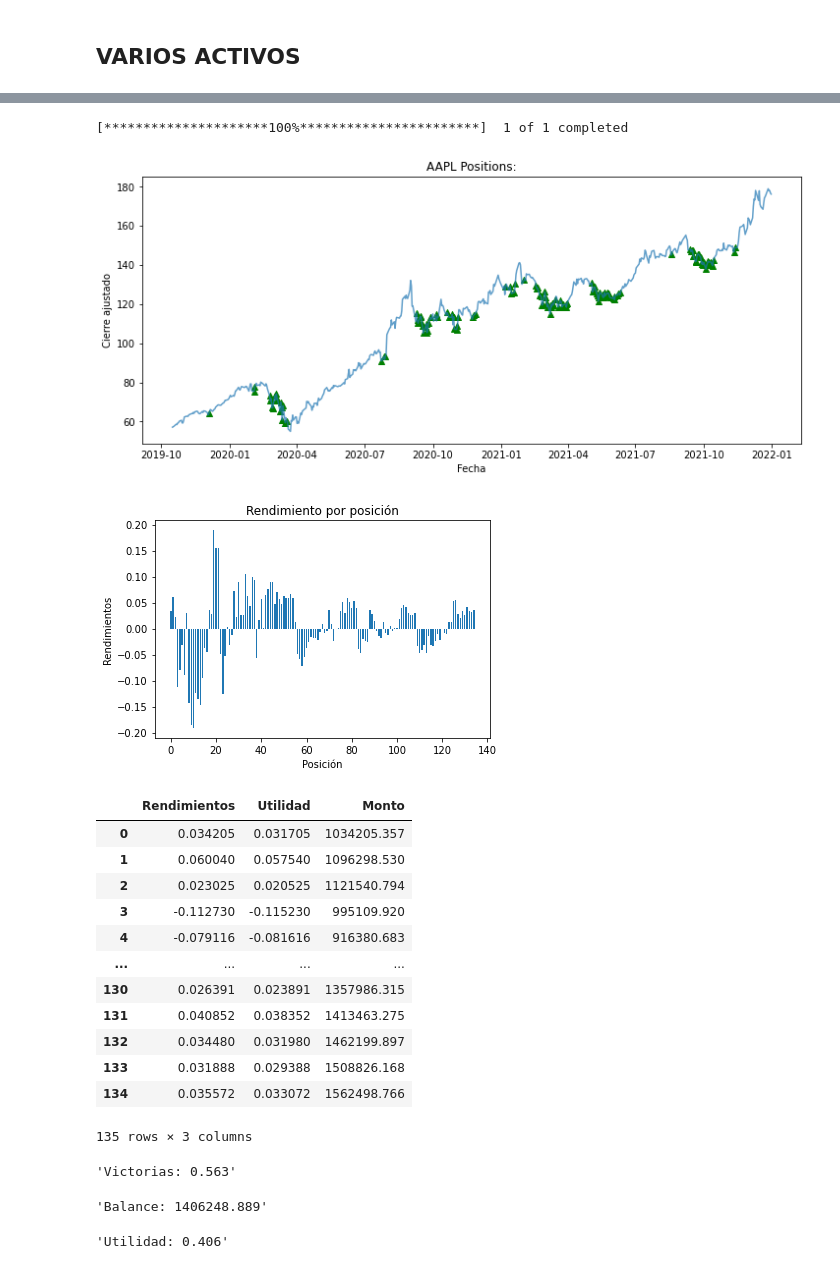
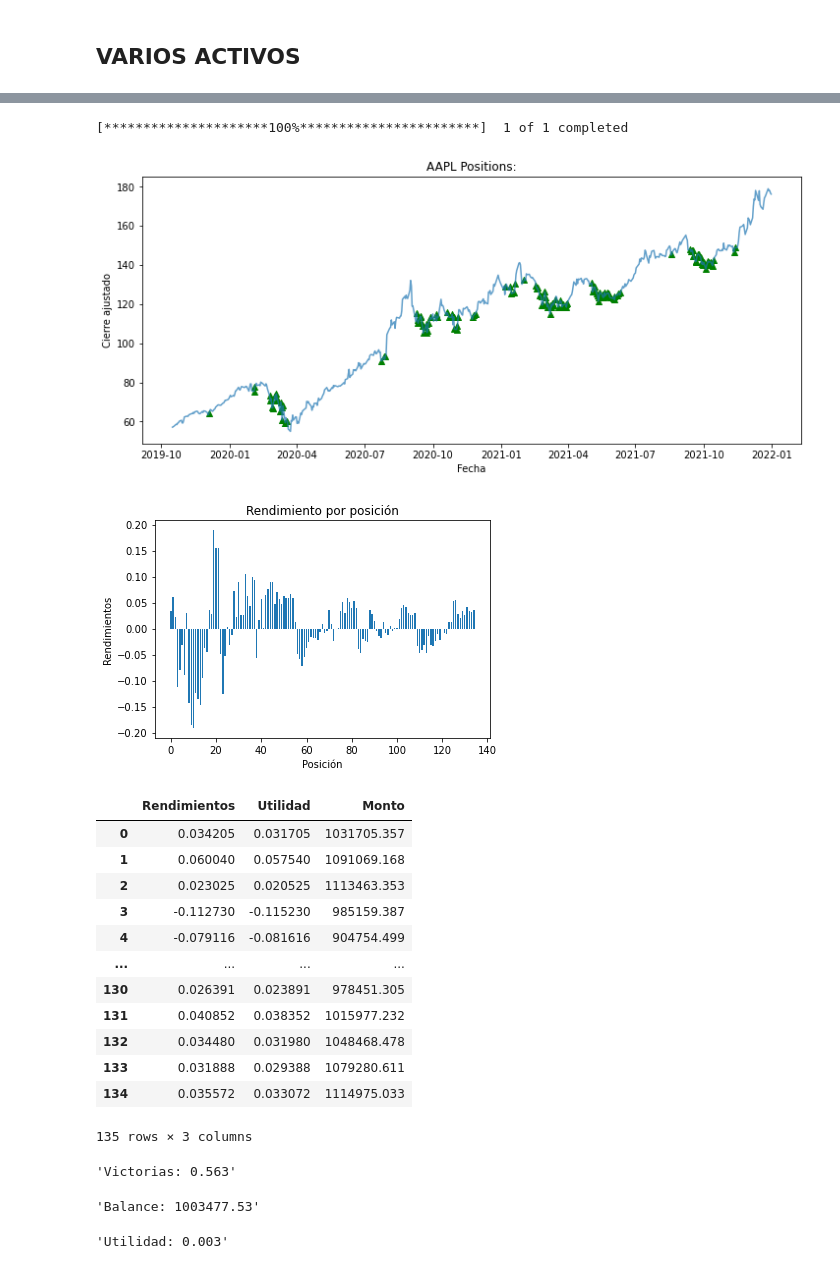
Before and after one commit to GustavodeAnda/PORTAFOLIOS2, a Jupyter notebook: RSI TRADING CHIDO.ipynb, the cells around one changed output, grey strips where cells are left out. Drawn from its saved outputs; the diff is of its cells as text; code cells hidden in the pictures.

```diff
--- a/RSI TRADING CHIDO.ipynb
+++ b/RSI TRADING CHIDO.ipynb
@@ -66,7 +66,7 @@ dfr['Utilidad'] = dfr['Rendimientos']-Comisiones
 Monto = [capital]
 
 for i in range(len(dfr)):
-    valor = Monto[-1]*(1+dfr['Rendimientos'][i])
+    valor = Monto[-1]*(1+dfr['Utilidad'][i])
     Monto.append(valor)
 
     # se borra capital inicial de la lista de montos
@@ -154,7 +154,7 @@ dfr['Utilidad'] = dfr['Rendimientos']-Comisiones
 Monto = [capital]
 
 for i in range(len(dfr)):
-    valor = Monto[-1]*(1+dfr['Rendimientos'][i])
+    valor = Monto[-1]*(1+dfr['Utilidad'][i])
     Monto.append(valor)
 
     # se borra capital inicial de la lista de montos
@@ -241,7 +241,7 @@ dfr['Utilidad'] = dfr['Rendimientos']-Comisiones
 Monto = [capital]
 
 for i in range(len(dfr)):
-    valor = Monto[-1]*(1+dfr['Rendimientos'][i])
+    valor = Monto[-1]*(1+dfr['Utilidad'][i])
     Monto.append(valor)
 
     # se borra capital inicial de la lista de montos
@@ -263,48 +263,48 @@ plt.xlabel("Posición")
 plt.ylabel("Rendimientos")
 plt.title("Rendimiento por posición")
 plt.show()
 
 # Calculamos el número de victorias en la estrategia:
 wins = [i for i in Profits if i > 0]
 wins = len(wins)/len(Profits)
 
 # Calculamos utilidad final DESPUÉS DE IMPUESTOS
 impuestos = 0.1
 
     # Encontramos monto final
 ultimo = dfr[['Monto']].iloc[-1]
 
     # Restamos impuestos
 ultimo_AAPL = ultimo * (1-impuestos)
 
     # Lo convertimos en tasa comparado al capital inicial
 utilidad_AAPL = (ultimo_AAPL - capital) / capital
 
 # Mandamos todo a proyectar en la misma celda
 display(dfr,
         'Victorias: '+str(np.round(wins,3)),
         'Balance: '+str(np.round(ultimo_AAPL,3)[0]),
         'Utilidad: ' +str(np.round(utilidad_AAPL,3)[0]))
 # %% [output]
 [*********************100%***********************]  1 of 1 completed
 [figure]
 [figure]
 |  | Rendimientos | Utilidad | Monto |
-| 0 | 0.034205 | 0.031705 | 1034205.357 |
-| 1 | 0.060040 | 0.057540 | 1096298.530 |
-| 2 | 0.023025 | 0.020525 | 1121540.794 |
-| 3 | -0.112730 | -0.115230 | 995109.920 |
-| 4 | -0.079116 | -0.081616 | 916380.683 |
+| 0 | 0.034205 | 0.031705 | 1031705.357 |
+| 1 | 0.060040 | 0.057540 | 1091069.168 |
+| 2 | 0.023025 | 0.020525 | 1113463.353 |
+| 3 | -0.112730 | -0.115230 | 985159.387 |
+| 4 | -0.079116 | -0.081616 | 904754.499 |
 | ... | ... | ... | ... |
-| 130 | 0.026391 | 0.023891 | 1357986.315 |
-| 131 | 0.040852 | 0.038352 | 1413463.275 |
-| 132 | 0.034480 | 0.031980 | 1462199.897 |
-| 133 | 0.031888 | 0.029388 | 1508826.168 |
-| 134 | 0.035572 | 0.033072 | 1562498.766 |
+| 130 | 0.026391 | 0.023891 | 978451.305 |
+| 131 | 0.040852 | 0.038352 | 1015977.232 |
+| 132 | 0.034480 | 0.031980 | 1048468.478 |
+| 133 | 0.031888 | 0.029388 | 1079280.611 |
+| 134 | 0.035572 | 0.033072 | 1114975.033 |
 135 rows × 3 columns
 'Victorias: 0.563'
-'Balance: 1406248.889'
+'Balance: 1003477.53'
-'Utilidad: 0.406'
+'Utilidad: 0.003'
 # %%
 stock = 'GME'
 
```
Also changed, not shown: parts of 4 cells of this notebook.
